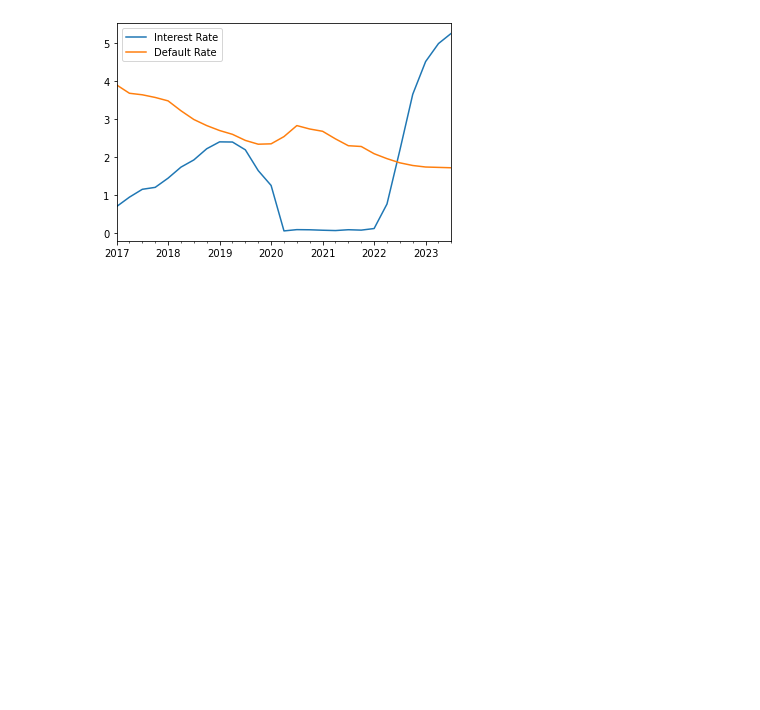
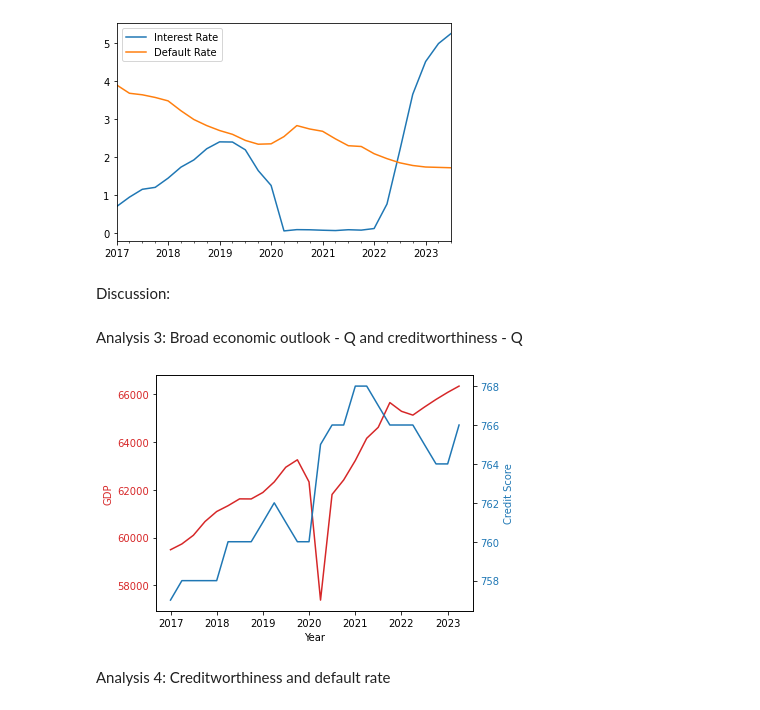
Before and after one commit to Celinzh/wqu_assignment, a Jupyter notebook: GWP1/celine-data.ipynb, the cells around one changed output. Drawn from its saved outputs; the diff is of its cells as text; code cells hidden in the pictures; blank space fills up the shorter version.

```diff
--- a/GWP1/celine-data.ipynb
+++ b/GWP1/celine-data.ipynb
@@ -114,9 +114,9 @@ credit_df
 # %%
 # Change the series_id
 series_id = 'A939RX0Q048SBEA'
-credit_score = fred.get_series(series_id, period_start, period_end)
-credit_df = credit_score.to_frame('GDP')
-credit_df
+gdp_df = fred.get_series(series_id, period_start, period_end)
+gdp_df = gdp_df.to_frame('GDP')
+gdp_df
 # %% [output]
 |  | GDP |
 | 2017-01-01 | 59494.0 |
@@ -185,3 +198,34 @@ merge_df.plot()
 # %% [output]
 <AxesSubplot:>
 [figure]
+# %% [markdown]
+Discussion:
+# %% [markdown]
+Analysis 3: Broad economic outlook - Q and creditworthiness - Q
+# %%
+# Merge the two data series
+gdp_df = gdp_df.loc['2017-01-01':'2023-04-01', :]
+merge_df = pd.merge(gdp_df, credit_df, left_index=True, right_index=True)
+# %%
+# Graph two series of data on one graph
+fig, ax1 = plt.subplots()
+
+color = 'tab:red'
+ax1.set_xlabel('Year')
+ax1.set_ylabel('GDP', color=color)
+ax1.plot(merge_df.index, merge_df['GDP'], color=color)
+ax1.tick_params(axis='y', labelcolor=color)
+
+ax2 = ax1.twinx()  # instantiate a second axes that shares the same x-axis
+
+color = 'tab:blue'
+ax2.set_ylabel('Credit Score', color=color)
+ax2.plot(merge_df.index, merge_df['Credit Score'], color=color)
+ax2.tick_params(axis='y', labelcolor=color)
+
+fig.tight_layout()
+plt.show()
+# %% [output]
+[figure, added]
+# %% [markdown]
+Analysis 4: Creditworthiness and default rate
```
Also changed, not shown: parts of 8 cells of this notebook.
